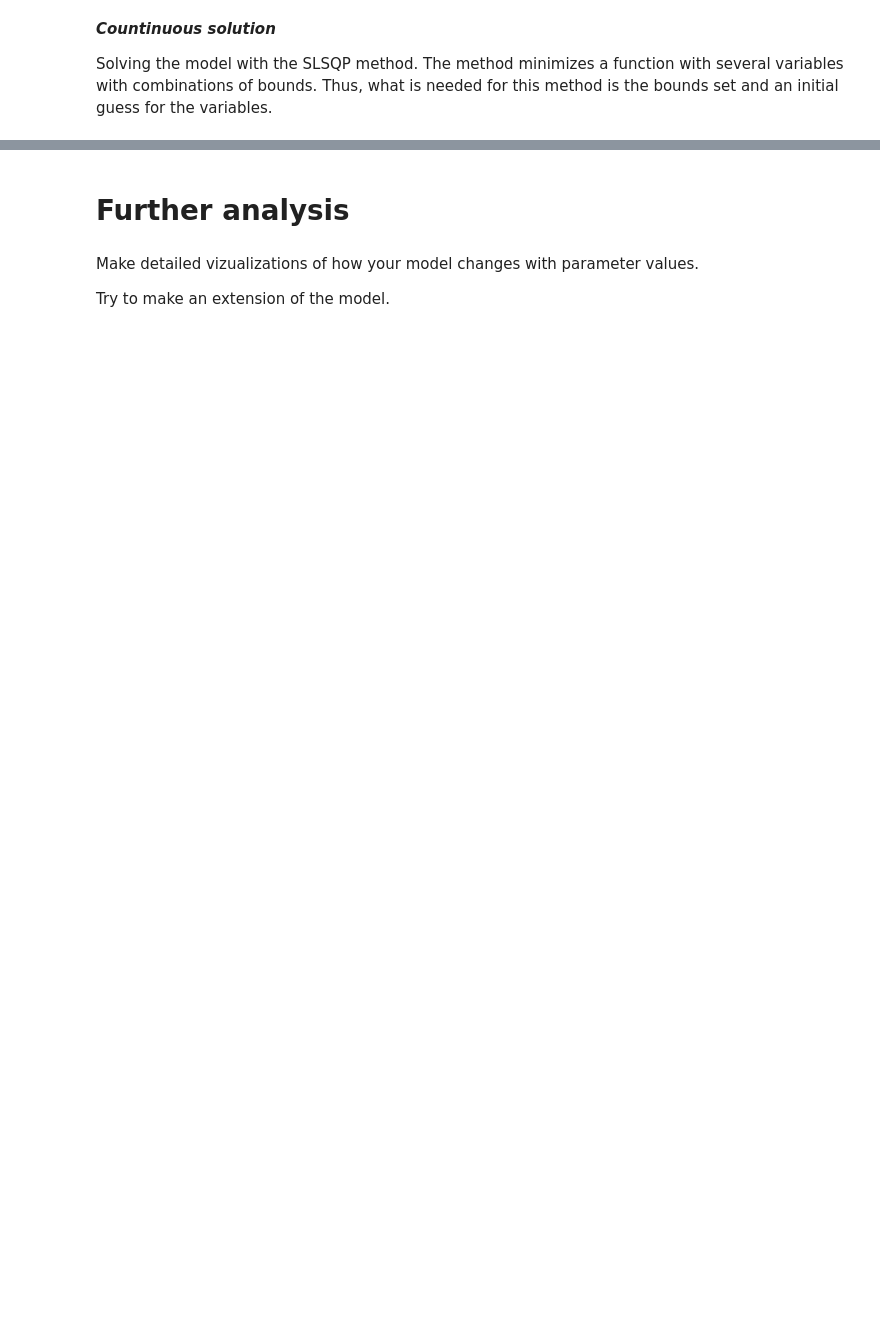
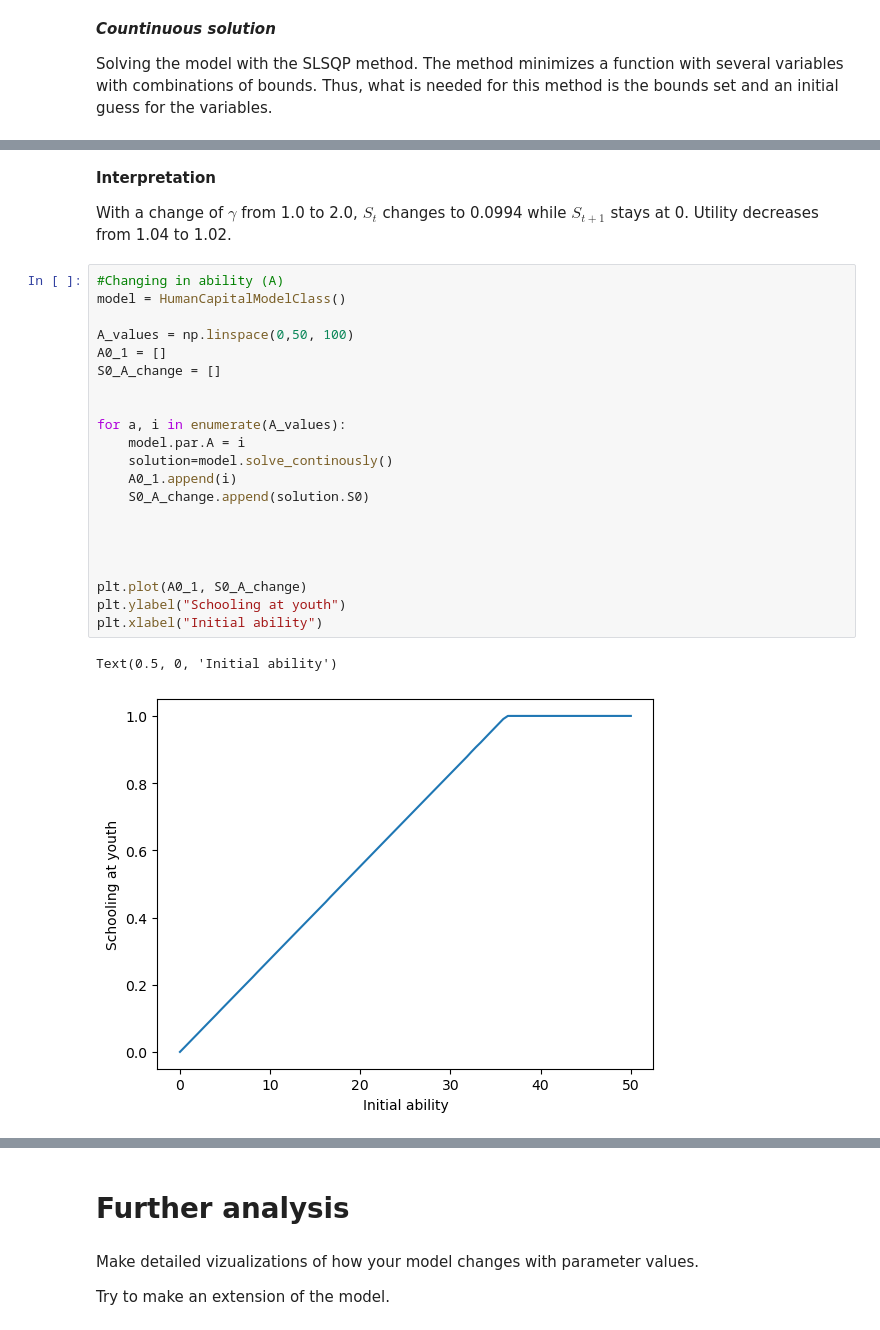
Before and after one commit to NumEconCopenhagen/projects-2023-latin-power, a Jupyter notebook: modelproject/modelproject.ipynb, the cells around one changed output, grey strips where cells are left out. Cells and saved outputs as stored; diff of their text form; blank space fills up the shorter version.

```diff
--- a/modelproject/modelproject.ipynb
+++ b/modelproject/modelproject.ipynb
@@ -105,0 +166,28 @@ namespace(S0=0.027545974235442378, S1=0.0, u=1.040212110550439)
+# %% [markdown]
+**Interpretation**
+
+With a change of $\gamma$ from 1.0 to 2.0, $S_t$ changes to 0.0994 while $S_{t+1}$ stays at 0. Utility decreases from 1.04 to 1.02.
+# %%
+#Changing in ability (A)
+model = HumanCapitalModelClass()
+
+A_values = np.linspace(0,50, 100)
+A0_1 = []
+S0_A_change = []
+
+
+for a, i in enumerate(A_values):
+    model.par.A = i
+    solution=model.solve_continously()
+    A0_1.append(i)
+    S0_A_change.append(solution.S0)
+
+
+
+
+plt.plot(A0_1, S0_A_change)
+plt.ylabel("Schooling at youth")
+plt.xlabel("Initial ability")
+# %% [output]
+Text(0.5, 0, 'Initial ability')
+[figure, added]
```
Also changed, not shown: parts of 16 cells of this notebook, 1 other file.
